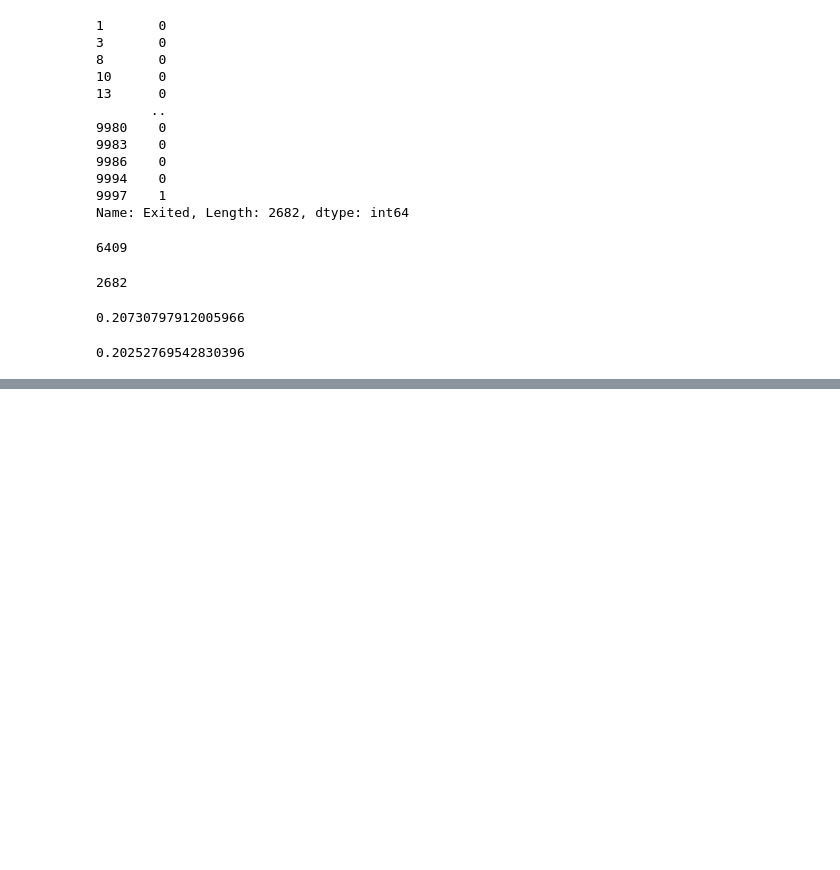
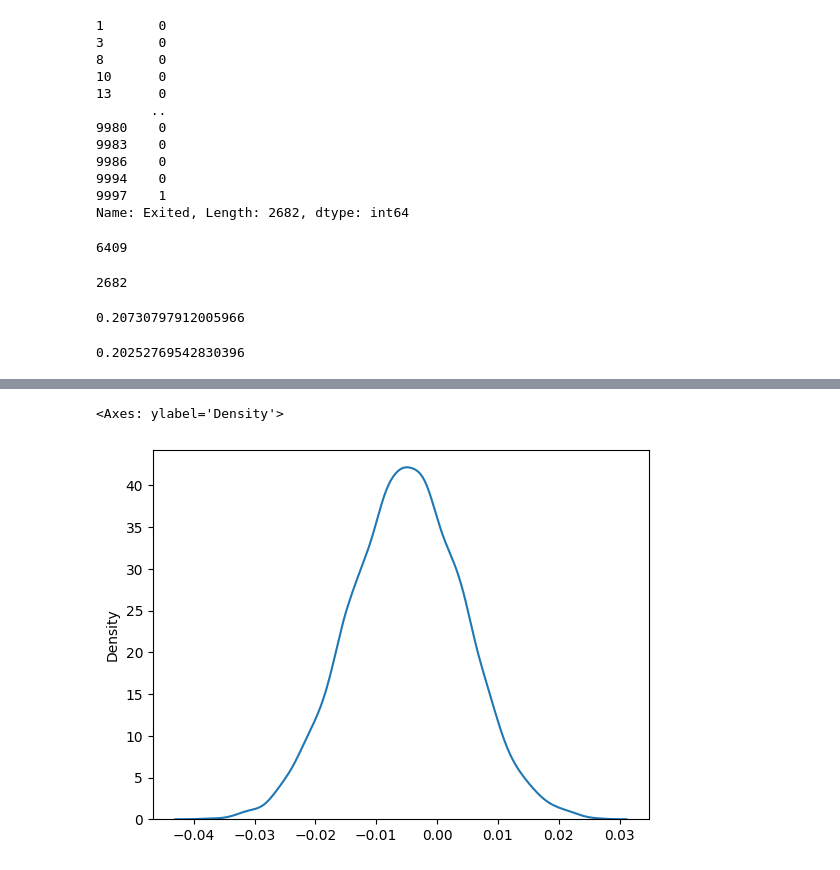
Before and after one commit to maximarbuzov/maxim, a Jupyter notebook: Untitled4.ipynb, the cells around one changed output, grey strips where cells are left out. Cells and saved outputs as stored; diff of their text form; code cells hidden in the pictures; blank space fills up the shorter version.

```diff
--- a/Untitled4.ipynb
+++ b/Untitled4.ipynb
@@ -96,0 +103,2 @@ conversion_rate_B
+# %%
+posterior_difference=posterior_B.rvs(10000)-posterior_A.rvs(10000)
@@ -96,0 +112,5 @@ conversion_rate_B
+# %%
+sns.kdeplot(posterior_difference)
+# %% [output]
+<Axes: ylabel='Density'>
+[figure, added]
```
Also changed, not shown: parts of 4 cells of this notebook.
